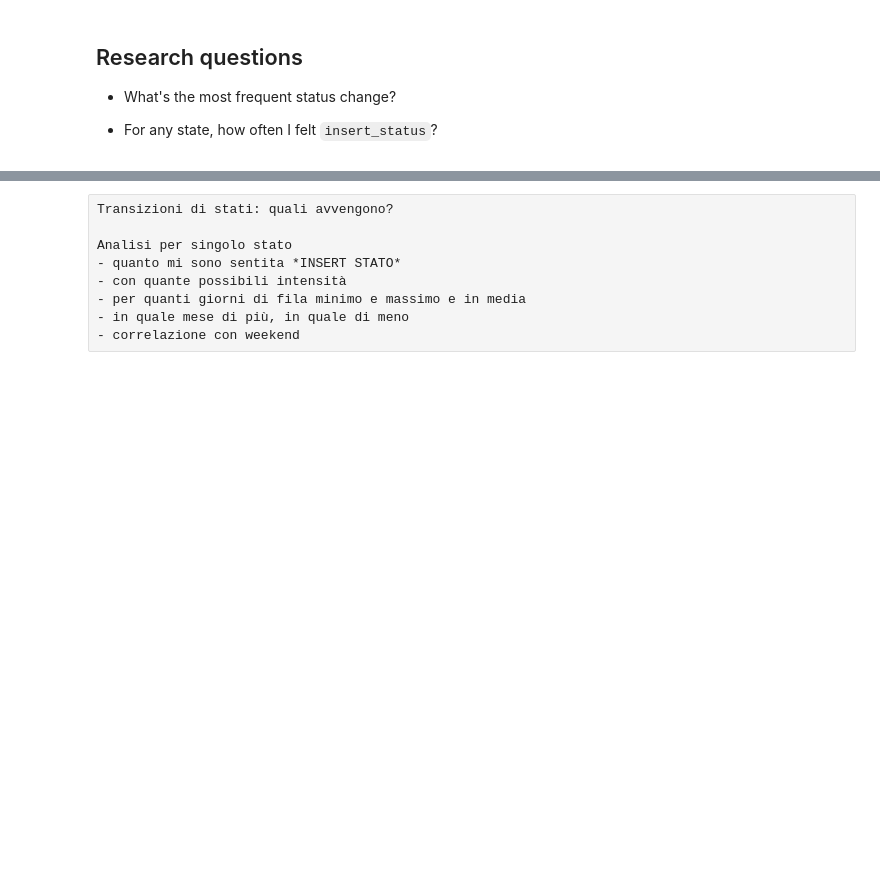
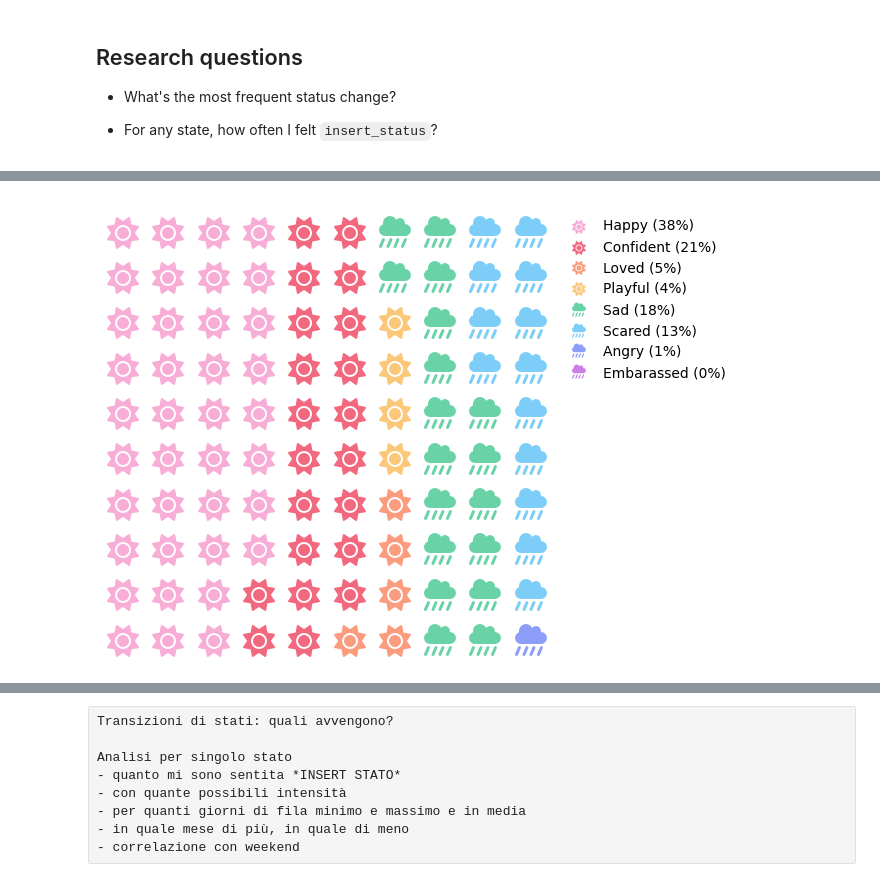
Before and after one commit to martidossi/pixel_year_app, a Jupyter notebook: dataviz.ipynb, the cells around one changed output, grey strips where cells are left out. Cells and saved outputs as stored; diff of their text form; code cells hidden in the pictures; blank space fills up the shorter version.

```diff
--- a/dataviz.ipynb
+++ b/dataviz.ipynb
@@ -192,0 +389,4 @@ plt.show()
+# %%
+df_n_days['perc_value'] = round(100*df_n_days.value/df_n_days.value.sum()).astype(int)
+df_n_days['emotion_type'] = list(np.repeat('positive emotion', 4)) + list(np.repeat('negative emotion', 4))
+df_n_days
@@ -192,0 +403,25 @@ plt.show()
+# %%
+df_waffle = df_n_days.sort_values(by=['emotion_type', 'perc_value'], ascending=[False, False])
+waffle_dict = df_waffle.set_index('emotion')[['perc_value']].to_dict()['perc_value']
+# %%
+fig = plt.figure(
+    FigureClass=Waffle,
+    rows=10,
+    columns=10,
+    values=waffle_dict,
+    colors=list(dict_emotion_color.values())[2:],
+    icon_style='solid',
+    icon_legend=True,
+    icons=['sun', 'sun', 'sun', 'sun', 'cloud-showers-heavy', 'cloud-showers-heavy', 'cloud-showers-heavy', 'cloud-showers-heavy'],
+    block_arranging_style='snake',
+    legend={
+        'labels': [f"{k} ({v}%)" for k, v in waffle_dict.items()],
+        'loc': 'upper left',
+        'bbox_to_anchor': (1, 1),
+        'framealpha': 0
+    },
+)
+#fig.axes[0].get_legend().remove()
+plt.show()
+# %% [output]
+[figure, added]
```
Also changed, not shown: parts of 37 cells of this notebook, 11 other files.
